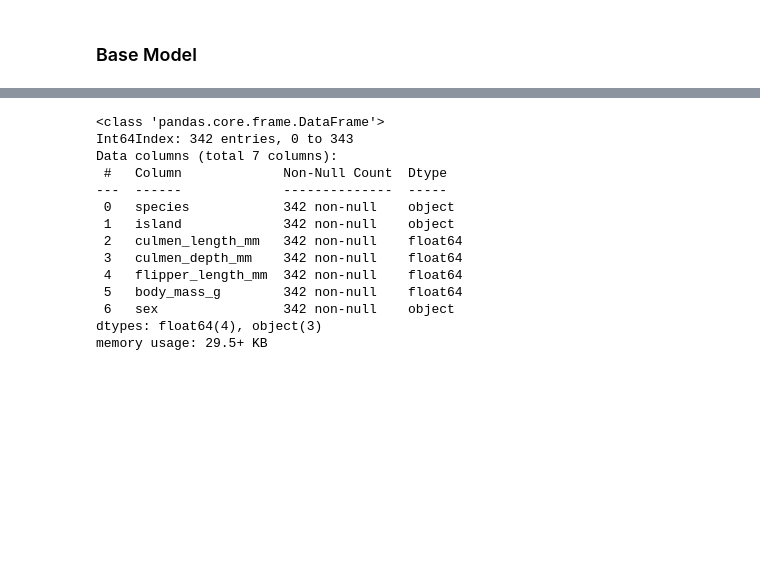
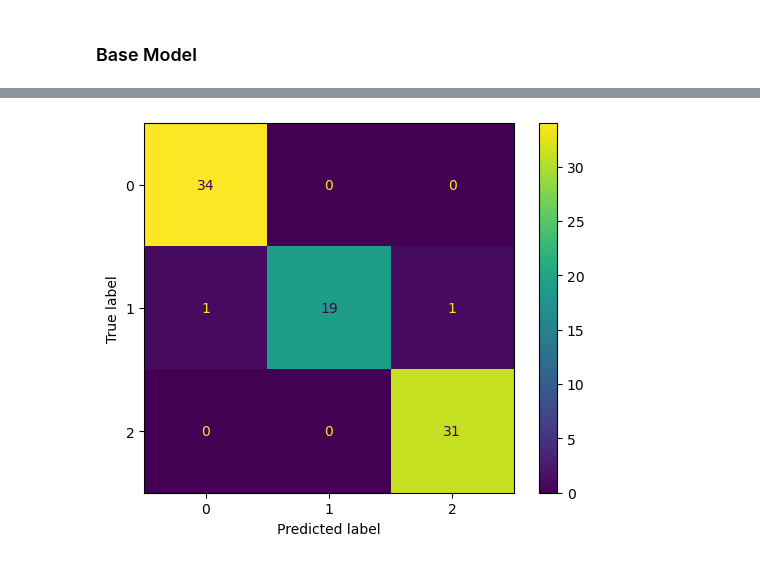
Before and after one commit to Emekaiscoding/ML_progress, a Jupyter notebook: random_forest_classifier.ipynb, the cells around one changed output, grey strips where cells are left out. Cells and saved outputs as stored; diff of their text form; code cells hidden in the pictures; blank space fills up the shorter version.

```diff
--- a/random_forest_classifier.ipynb
+++ b/random_forest_classifier.ipynb
@@ -220,17 +221,9 @@ X
 # %%
-df.info()
+from sklearn.metrics import ConfusionMatrixDisplay, classification_report, confusion_matrix
-# %% [output]
-<class 'pandas.core.frame.DataFrame'>
-Int64Index: 342 entries, 0 to 343
-Data columns (total 7 columns):
- #   Column             Non-Null Count  Dtype
----  ------             --------------  -----
- 0   species            342 non-null    object
- 1   island             342 non-null    object
- 2   culmen_length_mm   342 non-null    float64
- 3   culmen_depth_mm    342 non-null    float64
- 4   flipper_length_mm  342 non-null    float64
- 5   body_mass_g        342 non-null    float64
- 6   sex                342 non-null    object
-dtypes: float64(4), object(3)
-memory usage: 29.5+ KB
+# %%
+cm = confusion_matrix(y_test, preds)
+# %%
+disp = ConfusionMatrixDisplay(confusion_matrix = cm)
+disp.plot();
+# %% [output]
+[figure, added]
```
Also changed, not shown: parts of 30 cells of this notebook, 3 other files.
